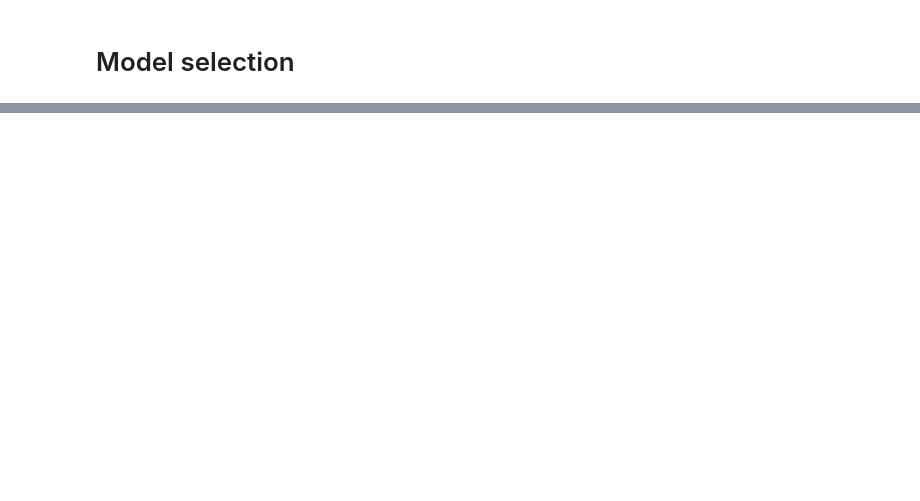
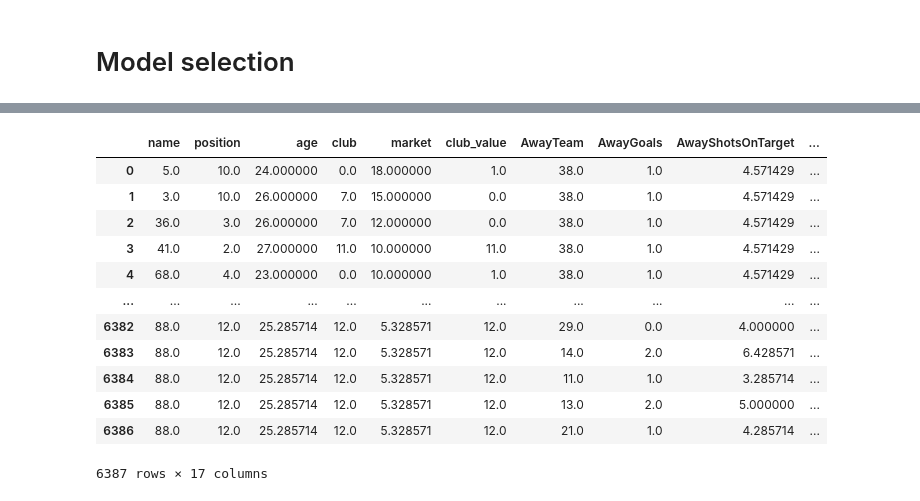
Before and after one commit to mstfgul/BetPredictionProject, a Jupyter notebook: visualizations/data_analysis_model_training_3.ipynb, the cells around one changed output, grey strips where cells are left out. Cells and saved outputs as stored; diff of their text form; code cells hidden in the pictures; blank space fills up the shorter version.

```diff
--- a/visualizations/data_analysis_model_training_3.ipynb
+++ b/visualizations/data_analysis_model_training_3.ipynb
@@ -397,0 +437,16 @@ df_imputed = fill_missing_values(df_encoded)
+# %%
+df_imputed
+# %% [output]
+|  | name | position | age | club | market | club_value | AwayTeam | AwayGoals | AwayShotsOnTarget | ... |
+| 0 | 5.0 | 10.0 | 24.000000 | 0.0 | 18.000000 | 1.0 | 38.0 | 1.0 | 4.571429 | ... |
+| 1 | 3.0 | 10.0 | 26.000000 | 7.0 | 15.000000 | 0.0 | 38.0 | 1.0 | 4.571429 | ... |
+| 2 | 36.0 | 3.0 | 26.000000 | 7.0 | 12.000000 | 0.0 | 38.0 | 1.0 | 4.571429 | ... |
+| 3 | 41.0 | 2.0 | 27.000000 | 11.0 | 10.000000 | 11.0 | 38.0 | 1.0 | 4.571429 | ... |
+| 4 | 68.0 | 4.0 | 23.000000 | 0.0 | 10.000000 | 1.0 | 38.0 | 1.0 | 4.571429 | ... |
+| ... | ... | ... | ... | ... | ... | ... | ... | ... | ... | ... |
+| 6382 | 88.0 | 12.0 | 25.285714 | 12.0 | 5.328571 | 12.0 | 29.0 | 0.0 | 4.000000 | ... |
+| 6383 | 88.0 | 12.0 | 25.285714 | 12.0 | 5.328571 | 12.0 | 14.0 | 2.0 | 6.428571 | ... |
+| 6384 | 88.0 | 12.0 | 25.285714 | 12.0 | 5.328571 | 12.0 | 11.0 | 1.0 | 3.285714 | ... |
+| 6385 | 88.0 | 12.0 | 25.285714 | 12.0 | 5.328571 | 12.0 | 13.0 | 2.0 | 5.000000 | ... |
+| 6386 | 88.0 | 12.0 | 25.285714 | 12.0 | 5.328571 | 12.0 | 21.0 | 1.0 | 4.285714 | ... |
+6387 rows × 17 columns
```
Also changed, not shown: parts of 9 cells of this notebook, 6 other files.
